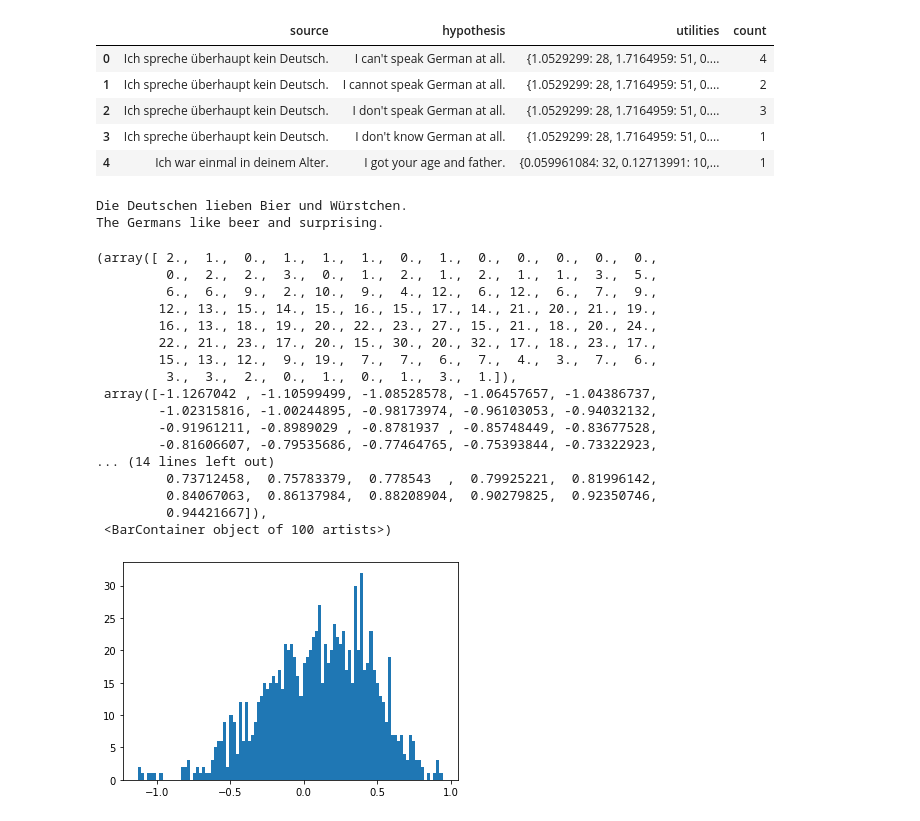
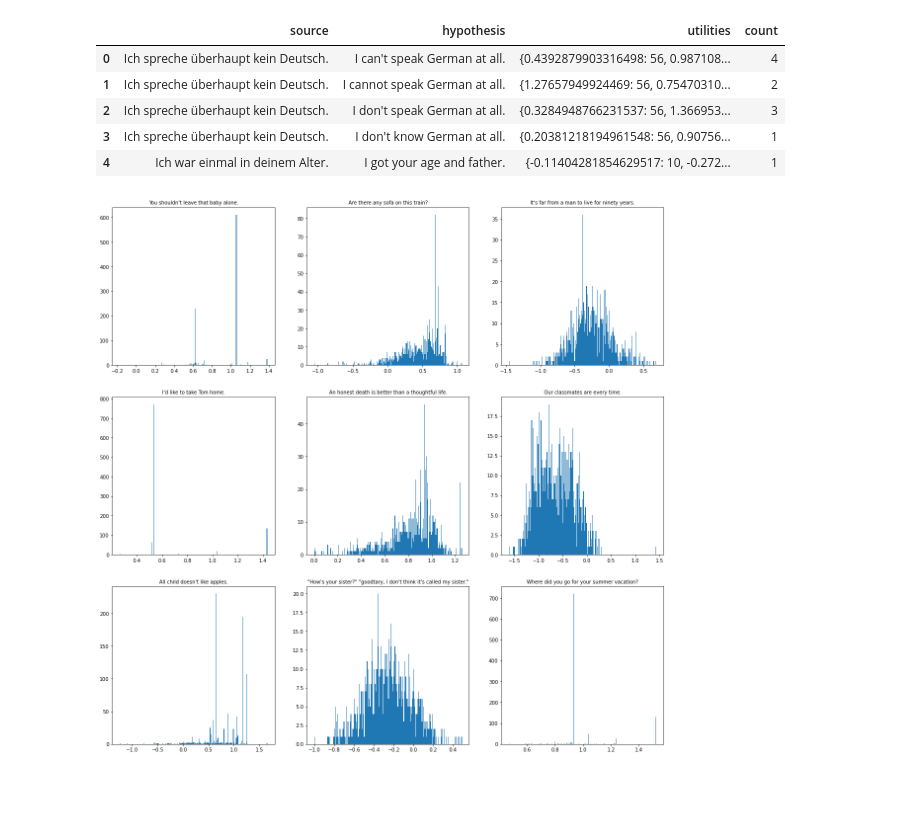
Before and after one commit to gersonfoks/master-thesis, a Jupyter notebook: exploring the dataset.ipynb, the cells around one changed output. Cells and saved outputs as stored; diff of their text form; code cells hidden in the pictures; blank space fills up the shorter version.

Commit message:
made a cached dataset

```diff
--- a/exploring the dataset.ipynb
+++ b/exploring the dataset.ipynb
@@ -3,53 +3,54 @@ import pandas as pd
 import ast
 import numpy as np
 # %%
-dataset = pd.read_csv('./data/validation-helsinki-tatoeba-scores.csv',
+dataset = pd.read_csv('./trained_models/NMT/tatoeba-de-en/data/validation_predictive_ancestral_scores_10_1000.csv',
                           sep="\t")
 # %%
 dataset.head()
 # %% [output]
 |  | source | hypothesis | utilities | count |
-| 0 | Ich spreche überhaupt kein Deutsch. | I can't speak German at all. | {1.0529299: 28, 1.7164959: 51, 0.... | 4 |
-| 1 | Ich spreche überhaupt kein Deutsch. | I cannot speak German at all. | {1.0529299: 28, 1.7164959: 51, 0.... | 2 |
-| 2 | Ich spreche überhaupt kein Deutsch. | I don't speak German at all. | {1.0529299: 28, 1.7164959: 51, 0.... | 3 |
-| 3 | Ich spreche überhaupt kein Deutsch. | I don't know German at all. | {1.0529299: 28, 1.7164959: 51, 0.... | 1 |
-| 4 | Ich war einmal in deinem Alter. | I got your age and father. | {0.059961084: 32, 0.12713991: 10,... | 1 |
+| 0 | Ich spreche überhaupt kein Deutsch. | I can't speak German at all. | {0.4392879903316498: 56, 0.987108... | 4 |
+| 1 | Ich spreche überhaupt kein Deutsch. | I cannot speak German at all. | {1.27657949924469: 56, 0.75470310... | 2 |
+| 2 | Ich spreche überhaupt kein Deutsch. | I don't speak German at all. | {0.3284948766231537: 56, 1.366953... | 3 |
+| 3 | Ich spreche überhaupt kein Deutsch. | I don't know German at all. | {0.20381218194961548: 56, 0.90756... | 1 |
+| 4 | Ich war einmal in deinem Alter. | I got your age and father. | {-0.11404281854629517: 10, -0.272... | 1 |
 # %%
 dataset["utilities"] = dataset["utilities"].map(lambda x: ast.literal_eval(x))
-# %%
-import numpy as np
-utilities = []
-
-for util, c in dataset["utilities"][21].items():
-    utilities += [util]
-# %% [output]
-Die Deutschen lieben Bier und Würstchen.
-The Germans like beer and surprising.
 # %%
-import numpy as np
-utilities_repeated = []
+np.random.seed(11)
+n_i = 3
+n_j = 3
+random_indices = np.random.choice(len(dataset["utilities"]), n_i * n_j)
 
-for util, c in dataset["utilities"][0].items():
-    utilities_repeated += [util * (c/100)]
+
+
+list_of_utilities = [
+
+]
+
+hypothesis = [
+
+]
+
+for i in random_indices:
+    utilities = []
+    hypothesis.append(dataset["hypothesis"][i])
+    for util, c in dataset["utilities"][i].items():
+
+        utilities += [util]  * c
+
+    list_of_utilities.append(utilities)
 # %%
 import matplotlib.pyplot as plt
-plt.hist(utilities, bins=100)
+f, axarr = plt.subplots(3,3,  figsize=(20, 20))
+
+count = 0
+for i in range(n_i):
+    for j in range(n_j):
+        axarr[i, j].hist(list_of_utilities[count], bins=250)
+        axarr[i, j].set_title(hypothesis[count], fontsize = 10)
+        count += 1
+
+plt.show()
 # %% [output]
-(array([ 2.,  1.,  0.,  1.,  1.,  1.,  0.,  1.,  0.,  0.,  0.,  0.,  0.,
-         0.,  2.,  2.,  3.,  0.,  1.,  2.,  1.,  2.,  1.,  1.,  3.,  5.,
-         6.,  6.,  9.,  2., 10.,  9.,  4., 12.,  6., 12.,  6.,  7.,  9.,
-        12., 13., 15., 14., 15., 16., 15., 17., 14., 21., 20., 21., 19.,
-        16., 13., 18., 19., 20., 22., 23., 27., 15., 21., 18., 20., 24.,
-        22., 21., 23., 17., 20., 15., 30., 20., 32., 17., 18., 23., 17.,
-        15., 13., 12.,  9., 19.,  7.,  7.,  6.,  7.,  4.,  3.,  7.,  6.,
-         3.,  3.,  2.,  0.,  1.,  0.,  1.,  3.,  1.]),
- array([-1.1267042 , -1.10599499, -1.08528578, -1.06457657, -1.04386737,
-        -1.02315816, -1.00244895, -0.98173974, -0.96103053, -0.94032132,
-        -0.91961211, -0.8989029 , -0.8781937 , -0.85748449, -0.83677528,
-        -0.81606607, -0.79535686, -0.77464765, -0.75393844, -0.73322923,
-... (14 lines left out)
-         0.73712458,  0.75783379,  0.778543  ,  0.79925221,  0.81996142,
-         0.84067063,  0.86137984,  0.88208904,  0.90279825,  0.92350746,
-         0.94421667]),
- <BarContainer object of 100 artists>)
-[figure, old version]
+[figure, new version]
```
Also changed, not shown: parts of 7 cells of this notebook, 49 other files.
